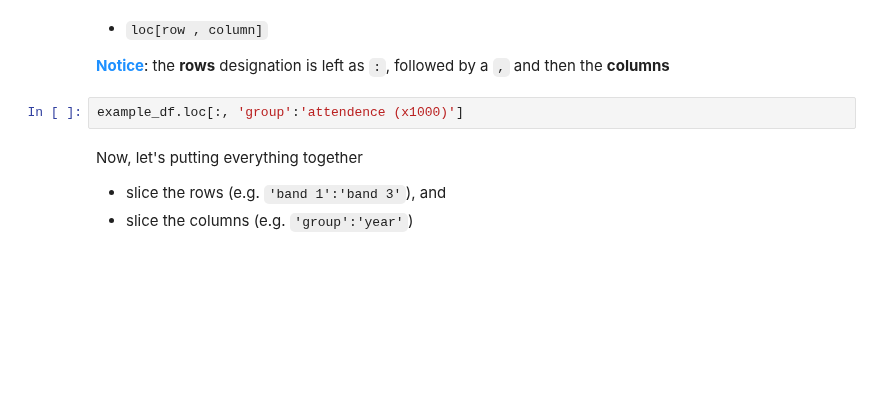
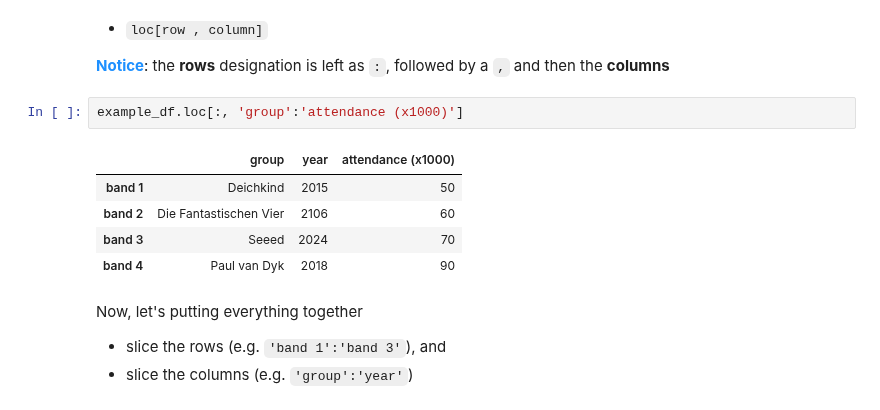
Before and after one commit to karlkirschner/Scientific_Programming_Course, a Jupyter notebook: pandas.ipynb, the cells around one changed output. Saved outputs shown, nothing was run; the diff lists cells and outputs as text; blank space fills up the shorter version.

```diff
--- a/pandas.ipynb
+++ b/pandas.ipynb
@@ -445,7 +642,13 @@ example_df[['group', 'year']]
 
 <font color='dodgerblue'><b>Notice</b></font>: the <b>rows</b> designation is left as `:`, followed by a `,` and then the <b>columns</b>
 # %%
-example_df.loc[:, 'group':'attendence (x1000)']
+example_df.loc[:, 'group':'attendance (x1000)']
+# %% [output]
+|  | group | year | attendance (x1000) |
+| band 1 | Deichkind | 2015 | 50 |
+| band 2 | Die Fantastischen Vier | 2106 | 60 |
+| band 3 | Seeed | 2024 | 70 |
+| band 4 | Paul van Dyk | 2018 | 90 |
 # %% [markdown]
 Now, let's putting everything together
 - slice the rows (e.g. `'band 1':'band 3'`), and
```
Also changed, not shown: parts of 97 cells of this notebook, 1 other file.
